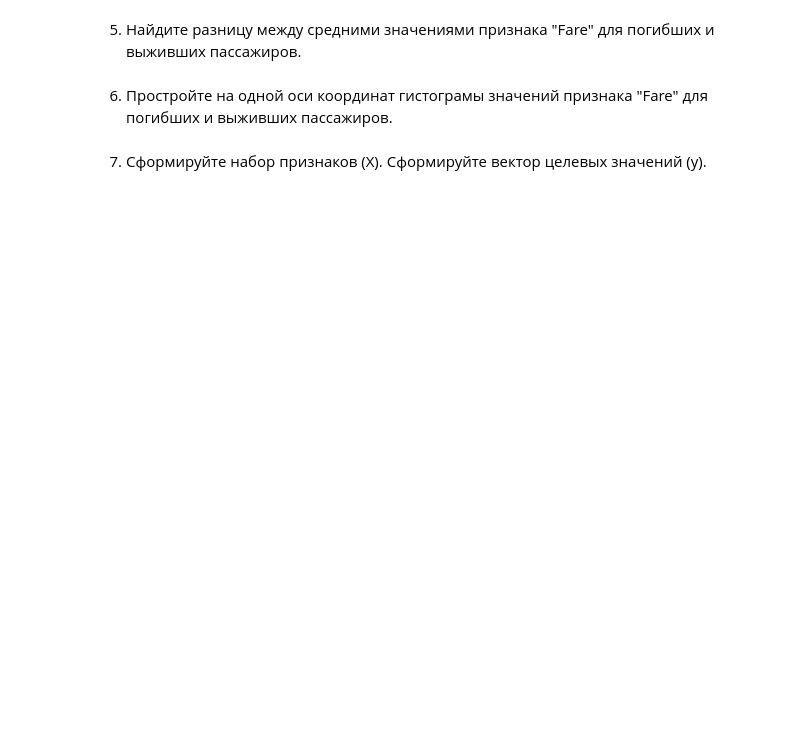
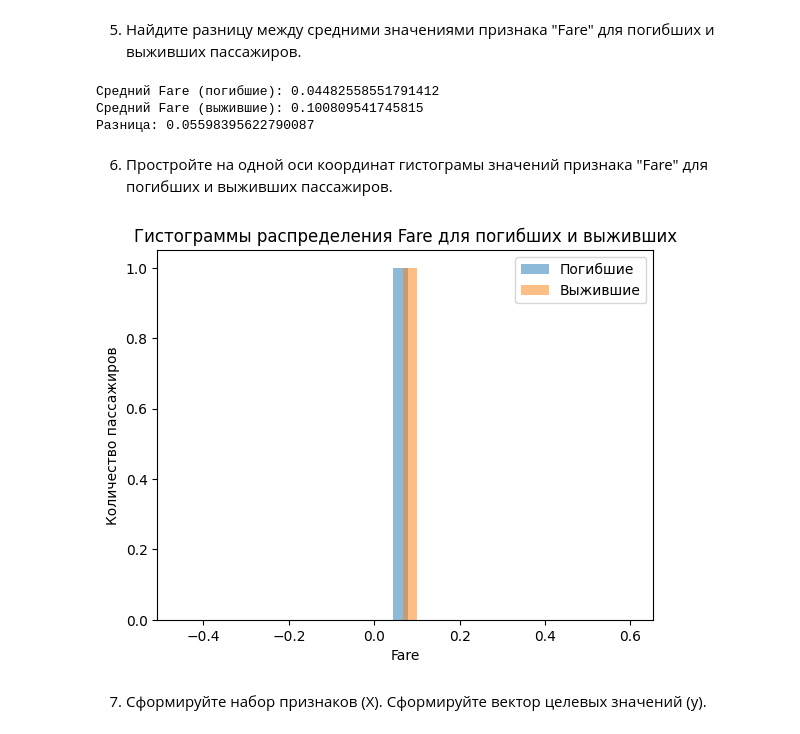
Before and after one commit to zaic-bsu/dap-2024, a Jupyter notebook: les07/lab.ipynb, the cells around one changed output. Drawn from its saved outputs; the diff is of its cells as text; code cells hidden in the pictures; blank space fills up the shorter version.

```diff
--- a/les07/lab.ipynb
+++ b/les07/lab.ipynb
@@ -59,0 +126,9 @@ print(f"Matplotlib version: {mpl.__version__}")
+# %%
+# One-hot кодирование для признака 'Sex'
+sex_dummies = pd.get_dummies(df_cleaned['Sex'])
+
+# Объединяем новые столбцы с исходным DataFrame и удаляем исходный 'Sex'
+df_cleaned = pd.concat([df_cleaned.drop(columns=['Sex']), sex_dummies], axis=1)
+
+# Проверяем результат
+print(df_cleaned.head(7))
@@ -63,0 +157,6 @@ print(f"Matplotlib version: {mpl.__version__}")
+# %%
+# Удаляем строки с хотя бы одним null
+df_cleaned = df_cleaned.dropna()
+
+# Проверяем результат
+print(df_cleaned.head(7))
@@ -69,0 +187,6 @@ print(f"Matplotlib version: {mpl.__version__}")
+# %%
+# Нормализация признака 'Fare' (значения от 0 до 1)
+df_cleaned['Fare'] = (df_cleaned['Fare'] - df_cleaned['Fare'].min()) / (df_cleaned['Fare'].max() - df_cleaned['Fare'].min())
+
+# Проверяем результат
+print(df_cleaned.head(7))
@@ -74,2 +215,17 @@ print(f"Matplotlib version: {mpl.__version__}")
+# %%
+# Среднее значение Fare для погибших и выживших
+fare_dead = df_cleaned[df_cleaned['Survived'] == 0]['Fare'].mean()
+fare_survived = df_cleaned[df_cleaned['Survived'] == 1]['Fare'].mean()
+
+# Разница
+diff = fare_survived - fare_dead
+
+print("Средний Fare (погибшие):", fare_dead)
+print("Средний Fare (выжившие):", fare_survived)
+print("Разница:", diff)
+# %% [output]
+Средний Fare (погибшие): 0.04482558551791412
+Средний Fare (выжившие): 0.100809541745815
+Разница: 0.05598395622790087
 # %% [markdown]
 6. Простройте на одной оси координат гистограмы значений признака "Fare" для погибших и выживших пассажиров.
@@ -78,2 +232,13 @@ print(f"Matplotlib version: {mpl.__version__}")
+# %%
+plt.hist(fare_dead, bins=30, alpha=0.5, label='Погибшие')
+plt.hist(fare_survived, bins=30, alpha=0.5, label='Выжившие')
+
+plt.xlabel('Fare')
+plt.ylabel('Количество пассажиров')
+plt.title('Гистограммы распределения Fare для погибших и выживших')
+plt.legend()
+plt.show()
+# %% [output]
+[figure, added]
 # %% [markdown]
 7. Сформируйте набор признаков (X). Сформируйте вектор целевых значений (y).
```
Also changed, not shown: parts of 29 cells of this notebook.
